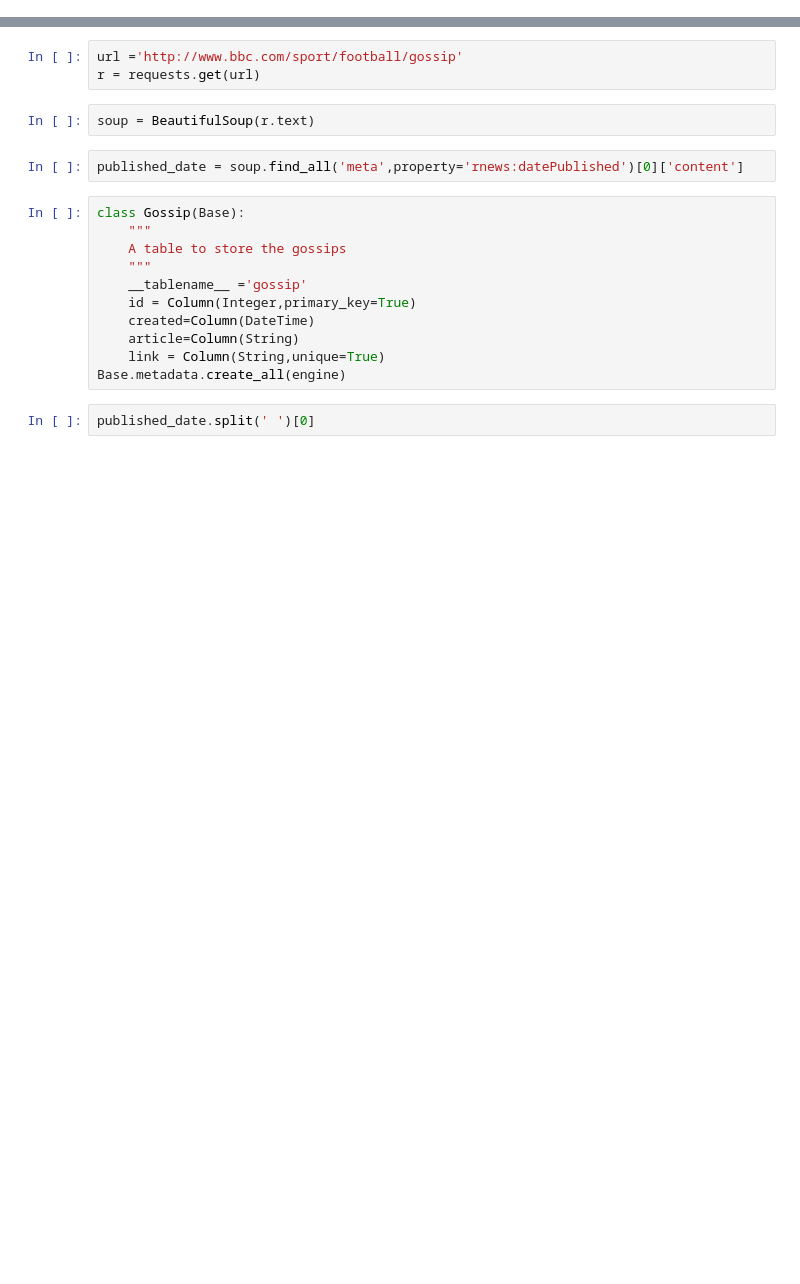
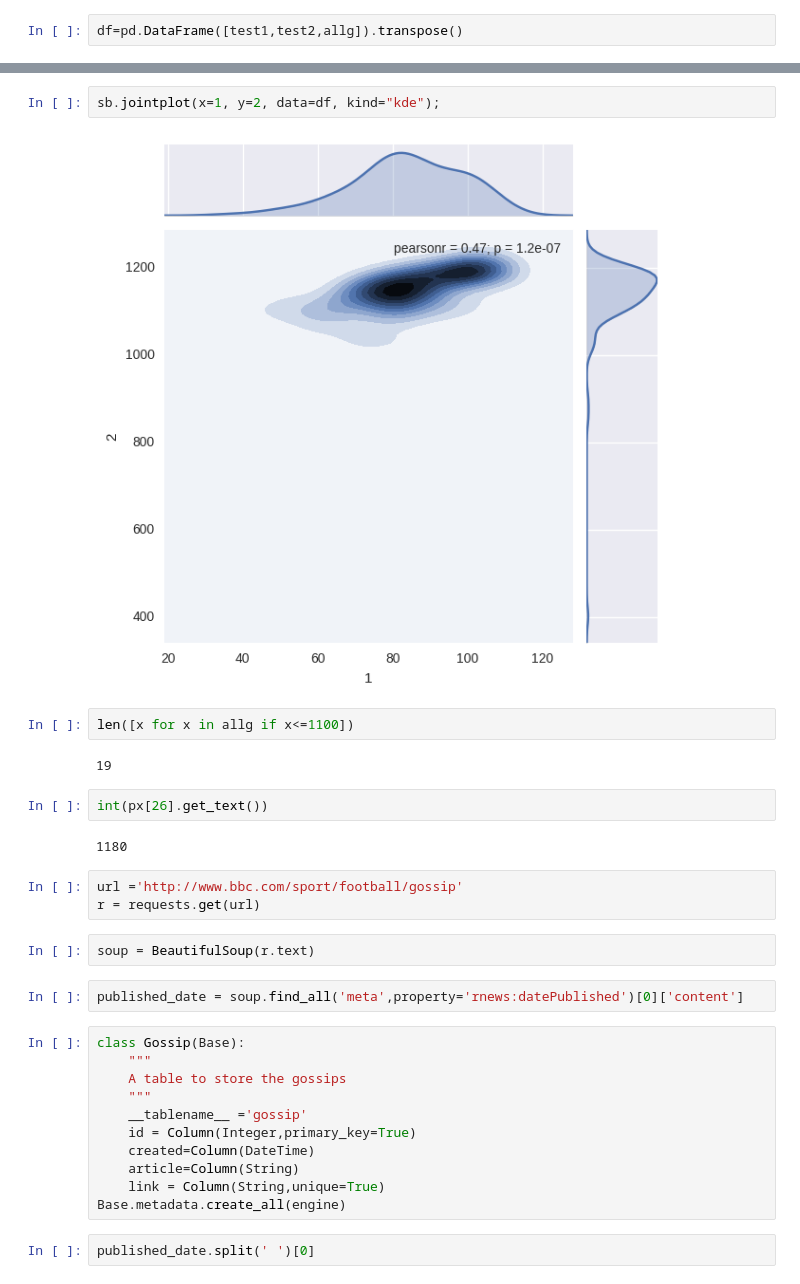
Before and after one commit to tadeze/Gists, a Jupyter notebook: bbcGossipScraper/scrap_bbc.ipynb, the cells around one changed output, grey strips where cells are left out. Saved outputs shown, nothing was run; the diff lists cells and outputs as text; blank space fills up the shorter version.

```diff
--- a/bbcGossipScraper/scrap_bbc.ipynb
+++ b/bbcGossipScraper/scrap_bbc.ipynb
@@ -6,0 +25,2 @@ import datetime
+# %%
+df=pd.DataFrame([test1,test2,allg]).transpose()
@@ -7,3 +52,15 @@ import datetime
+# %%
+sb.jointplot(x=1, y=2, data=df, kind="kde");
+# %% [output]
+[figure, added]
+# %%
+len([x for x in allg if x<=1100])
+# %% [output]
+19
+# %%
+int(px[26].get_text())
+# %% [output]
+1180
 # %%
 url ='http://www.bbc.com/sport/football/gossip'
 r = requests.get(url)
```
Also changed, not shown: parts of 12 cells of this notebook, 2 other files.
